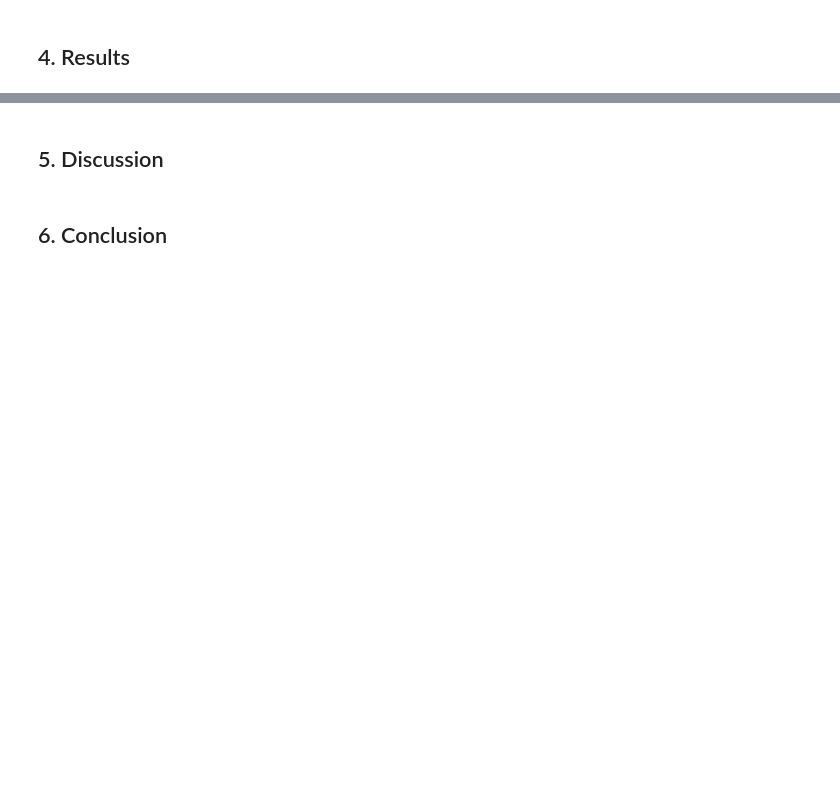
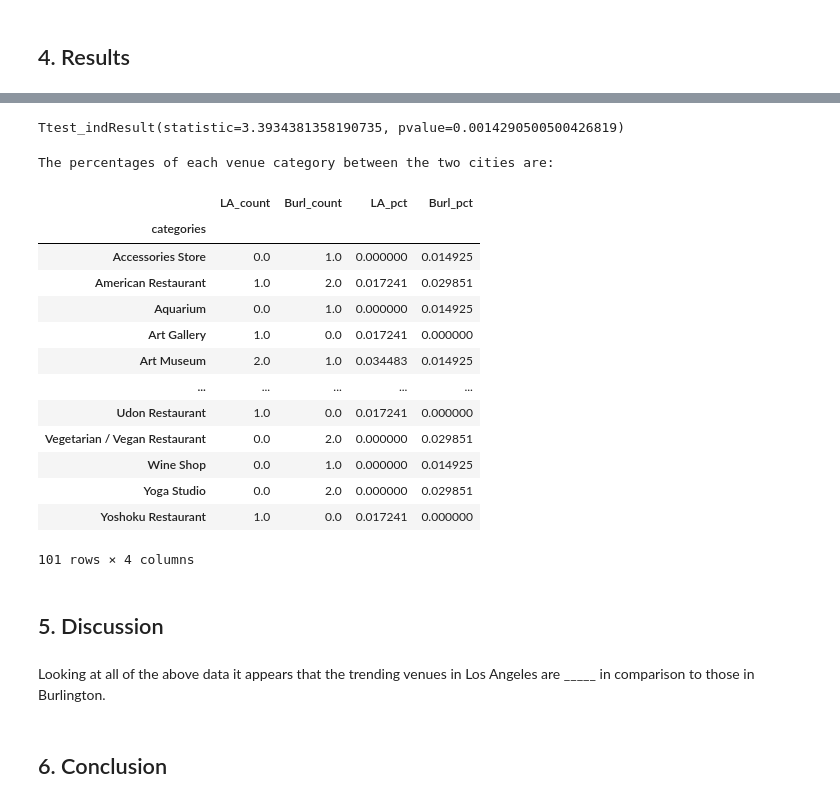
Before and after one commit to DrBrentRD/Coursera_Capstone, a Jupyter notebook: Capstone.ipynb, the cells around one changed output, grey strips where cells are left out. Cells and saved outputs as stored; diff of their text form; code cells hidden in the pictures; blank space fills up the shorter version.

```diff
--- a/Capstone.ipynb
+++ b/Capstone.ipynb
@@ -24,0 +204,5 @@ I'll do a closer analysis of the top 10 trending venue categories in each city u
+# %%
+#Burlington
+burl_center = (vt_latitude, vt_longitude)
+burlington_venues['center_dist'] = [distance.distance((a, b), burl_center).km for a, b in burlington_venues[['lat', 'lng']].values]
+burlington_venues.head()
@@ -25,4 +248,46 @@ I'll do a closer analysis of the top 10 trending venue categories in each city u
+# %%
+#create dataframe for the categories the exist in both cities
+combined_venue_avg_inner = la_grouped_avg.merge(burl_grouped_avg, left_on='categories', right_on='categories', how='inner', sort='categories')
+combined_venue_avg_inner.columns = ['LA_dist','Burl_dist']
+combined_venue_avg_inner
+
+#perform t test on the average distances for the two cities
+from scipy import stats
+stats.ttest_ind(combined_venue_avg_inner['LA_dist'], combined_venue_avg_inner['Burl_dist'])
+# %% [output]
+Ttest_indResult(statistic=3.3934381358190735, pvalue=0.0014290500500426819)
+# %%
+#Now get a count of each venue category for the two cities
+la_grouped_count = LA_venues[['name', 'categories']].groupby('categories').count()
+burl_grouped_count = burlington_venues[['name', 'categories']].groupby('categories').count()
+la_total = len(la_grouped_count.index)
+burl_total = len(burl_grouped_count.index)
+combined_venue_count = la_grouped_count.merge(burl_grouped_count, left_on='categories', right_on='categories', how='outer', sort='categories')
+combined_venue_count.columns = ['LA_count','Burl_count']
+combined_venue_count.fillna(0, inplace=True)
+combined_venue_count['LA_pct'] = combined_venue_count['LA_count']/la_total
+combined_venue_count['Burl_pct'] = combined_venue_count['Burl_count']/burl_total
+print("The percentages of each venue category between the two cities are:")
+combined_venue_count
+# %% [output]
+The percentages of each venue category between the two cities are:
+|  | LA_count | Burl_count | LA_pct | Burl_pct |
+| categories |  |  |  |  |
+| Accessories Store | 0.0 | 1.0 | 0.000000 | 0.014925 |
+| American Restaurant | 1.0 | 2.0 | 0.017241 | 0.029851 |
+| Aquarium | 0.0 | 1.0 | 0.000000 | 0.014925 |
+| Art Gallery | 1.0 | 0.0 | 0.017241 | 0.000000 |
+| Art Museum | 2.0 | 1.0 | 0.034483 | 0.014925 |
+| ... | ... | ... | ... | ... |
+| Udon Restaurant | 1.0 | 0.0 | 0.017241 | 0.000000 |
+| Vegetarian / Vegan Restaurant | 0.0 | 2.0 | 0.000000 | 0.029851 |
+| Wine Shop | 0.0 | 1.0 | 0.000000 | 0.014925 |
+| Yoga Studio | 0.0 | 2.0 | 0.000000 | 0.029851 |
+| Yoshoku Restaurant | 1.0 | 0.0 | 0.017241 | 0.000000 |
+101 rows × 4 columns
 # %% [markdown]
 <H2>5. Discussion</H2>
+# %% [markdown]
+Looking at all of the above data it appears that the trending venues in Los Angeles are _____ in comparison to those in Burlington.
 # %% [markdown]
 <H2>6. Conclusion</H2>
```
Also changed, not shown: parts of 18 cells of this notebook.
